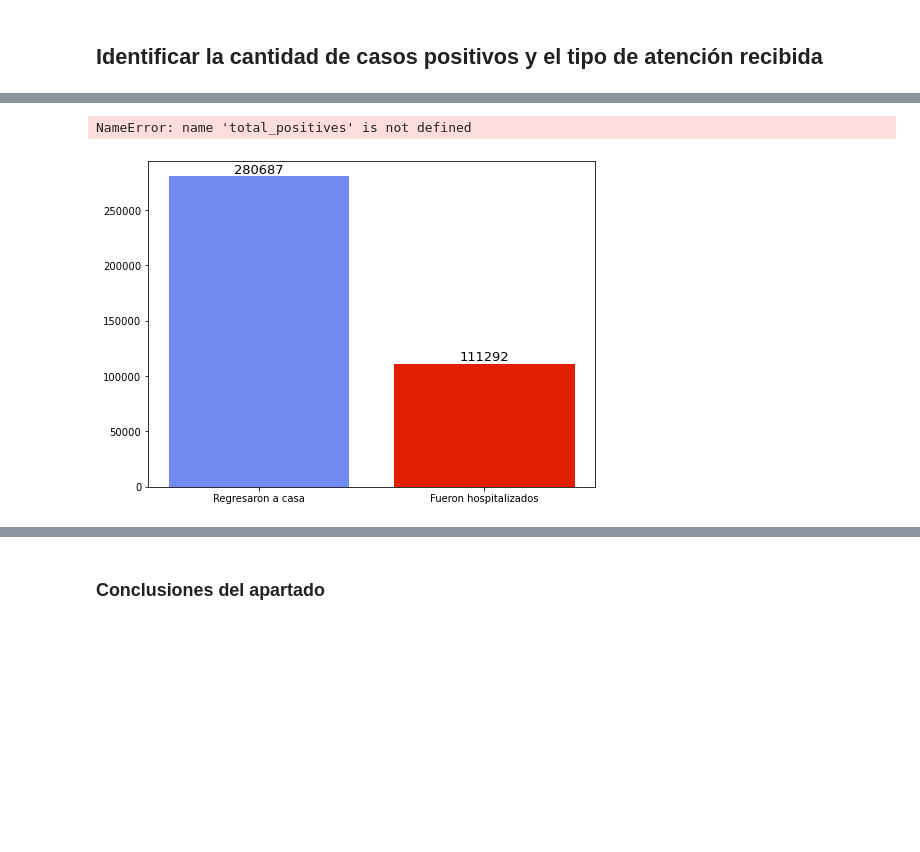
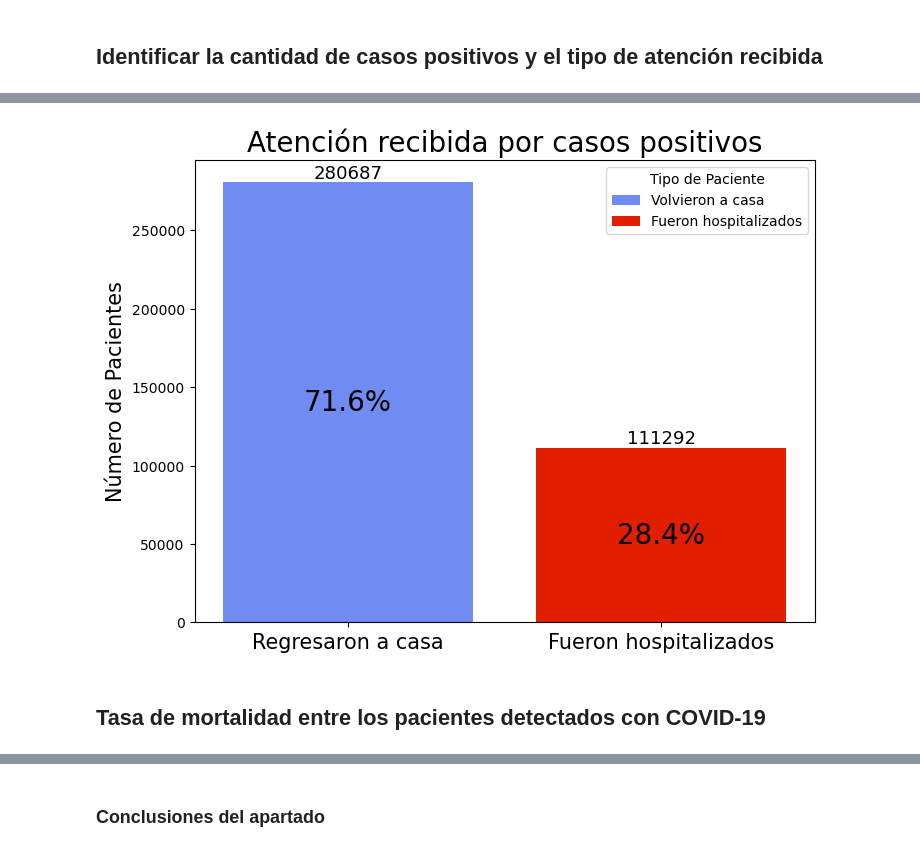
Before and after one commit to SamuelG0319/Final_Project_DS, a Jupyter notebook: cleanning-data.ipynb, the cells around one changed output, grey strips where cells are left out. Cells and saved outputs as stored; diff of their text form; code cells hidden in the pictures; blank space fills up the shorter version.

Commit message:
Fixing errors in the code
The error in the "Mortality among positive patients" section was fixed. In addition, some headings were added.

```diff
--- a/cleanning-data.ipynb
+++ b/cleanning-data.ipynb
@@ -203,36 +203,37 @@ if 2 in attention_counts.index:
 
 #Graph to show the difference between people who went home and those who were hospitalized.
 fruits = ['Regresaron a casa', 'Fueron hospitalizados']
 counts = [patient_type_home, patient_type_hospitalized]
 bar_labels = ['Volvieron a casa', 'Fueron hospitalizados']
 bar_colors = ['#708BF1', '#E11F00']
 
 fig, ax = plt.subplots(figsize = (8,6))
 bars = ax.bar(fruits, counts, label=bar_labels, color=bar_colors)
 
 #Show the occurrences on the bars.
 for bar in bars:
     x_val = bar.get_x() + bar.get_width() / 2
     y_val = bar.get_height()
     ax.text(x_val, y_val, f'{y_val}', ha='center', va='bottom', fontsize = 13)
 
 #Show the mean of each selection inside the bars.
 for means in bars:
     x_val = means.get_width()
     y_val = means.get_height()
-    mean = (y_val / total_positives) * 100
+    mean = (y_val / positive_tests) * 100
     ax.text(means.get_x() + x_val/2, y_val/2, f'{mean:.1f}%', ha='center', va='center', fontsize = 20)
 
 
 #Adding labels and designs to the chart
 ax.set_ylabel('Número de Pacientes', fontsize = 15)
 ax.set_title('Atención recibida por casos positivos', fontsize = 20)
 ax.legend(title = 'Tipo de Paciente')
 ax.tick_params(axis='x', labelsize=15)
 plt.show()
 # %% [output]
-NameError: name 'total_positives' is not defined
-[figure, old version]
+[figure, new version]
+# %% [markdown]
+<h2>Tasa de mortalidad entre los pacientes detectados con COVID-19</h2>
 # %%
 #Show the percentage of infected patients who died.
 infected_who_died = df_null[(df_null['CLASIFFICATION_FINAL'] <= 3) & (df_null['DEAD'] == 1)]
```
Also changed, not shown: parts of 15 cells of this notebook.
